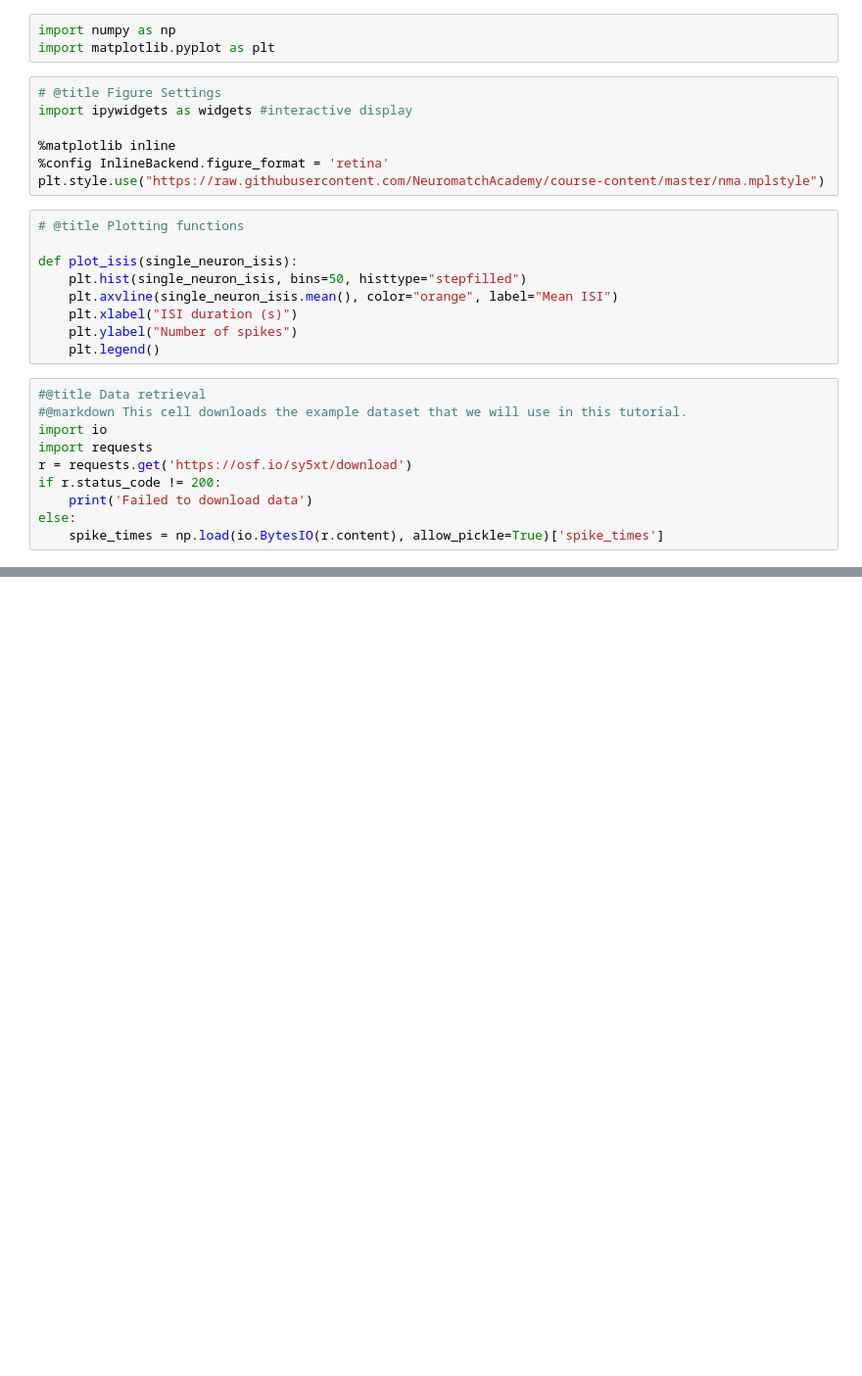
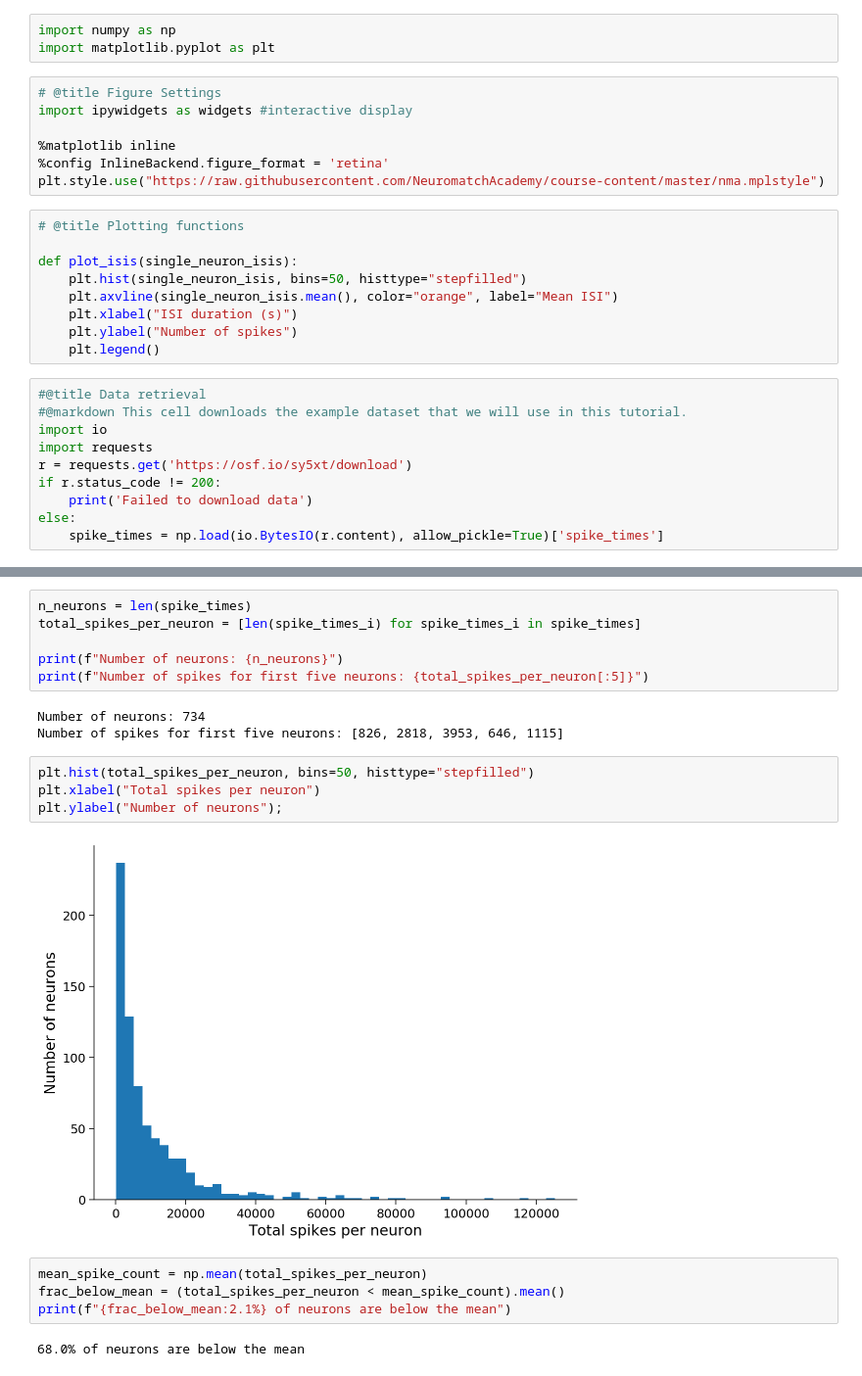
Before and after one commit to timur-surkhaev/neuromatch_2021, a Jupyter notebook: Tutorial 1 (W1D1).ipynb, the cells around one changed output, grey strips where cells are left out. Shown at 98% size. Drawn from its saved outputs; the diff is of its cells as text; blank space fills up the shorter version.

```diff
--- a/Tutorial 1 (W1D1).ipynb
+++ b/Tutorial 1 (W1D1).ipynb
@@ -29,0 +76,21 @@ else:
+# %%
+n_neurons = len(spike_times)
+total_spikes_per_neuron = [len(spike_times_i) for spike_times_i in spike_times]
+
+print(f"Number of neurons: {n_neurons}")
+print(f"Number of spikes for first five neurons: {total_spikes_per_neuron[:5]}")
+# %% [output]
+Number of neurons: 734
+Number of spikes for first five neurons: [826, 2818, 3953, 646, 1115]
+# %%
+plt.hist(total_spikes_per_neuron, bins=50, histtype="stepfilled")
+plt.xlabel("Total spikes per neuron")
+plt.ylabel("Number of neurons");
+# %% [output]
+[figure, added]
+# %%
+mean_spike_count = np.mean(total_spikes_per_neuron)
+frac_below_mean = (total_spikes_per_neuron < mean_spike_count).mean()
+print(f"{frac_below_mean:2.1%} of neurons are below the mean")
+# %% [output]
+68.0% of neurons are below the mean
```
Also changed, not shown: parts of 14 cells of this notebook.
